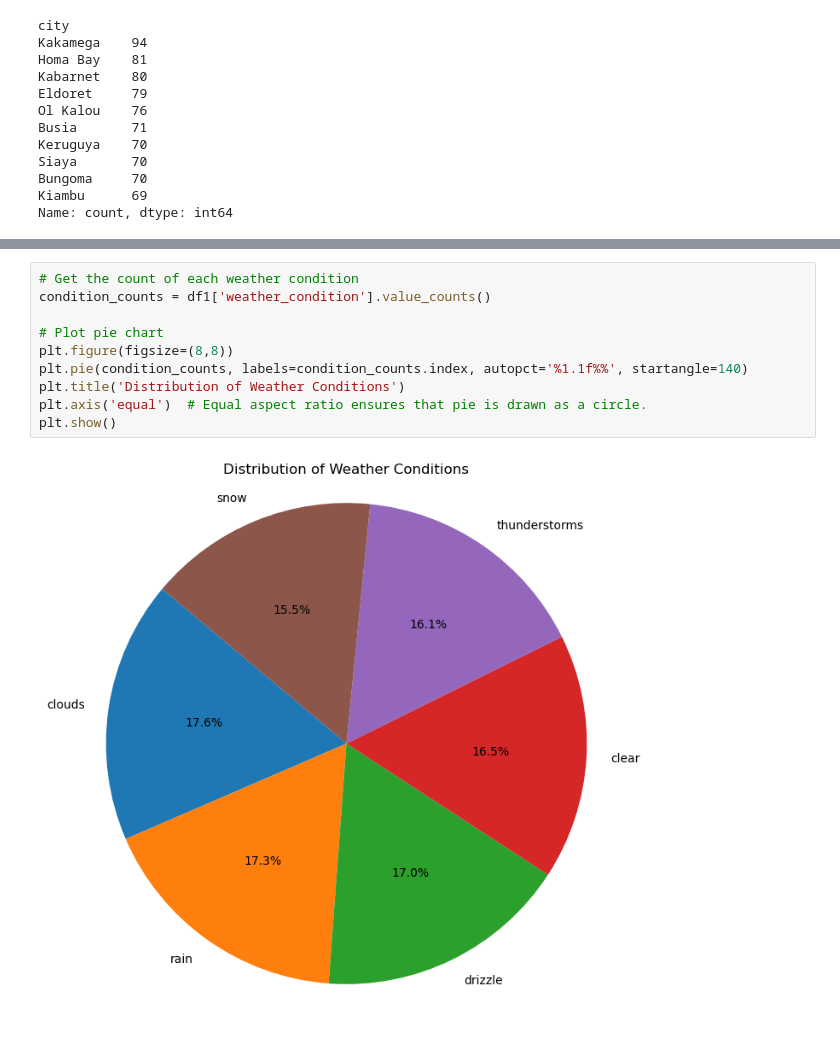
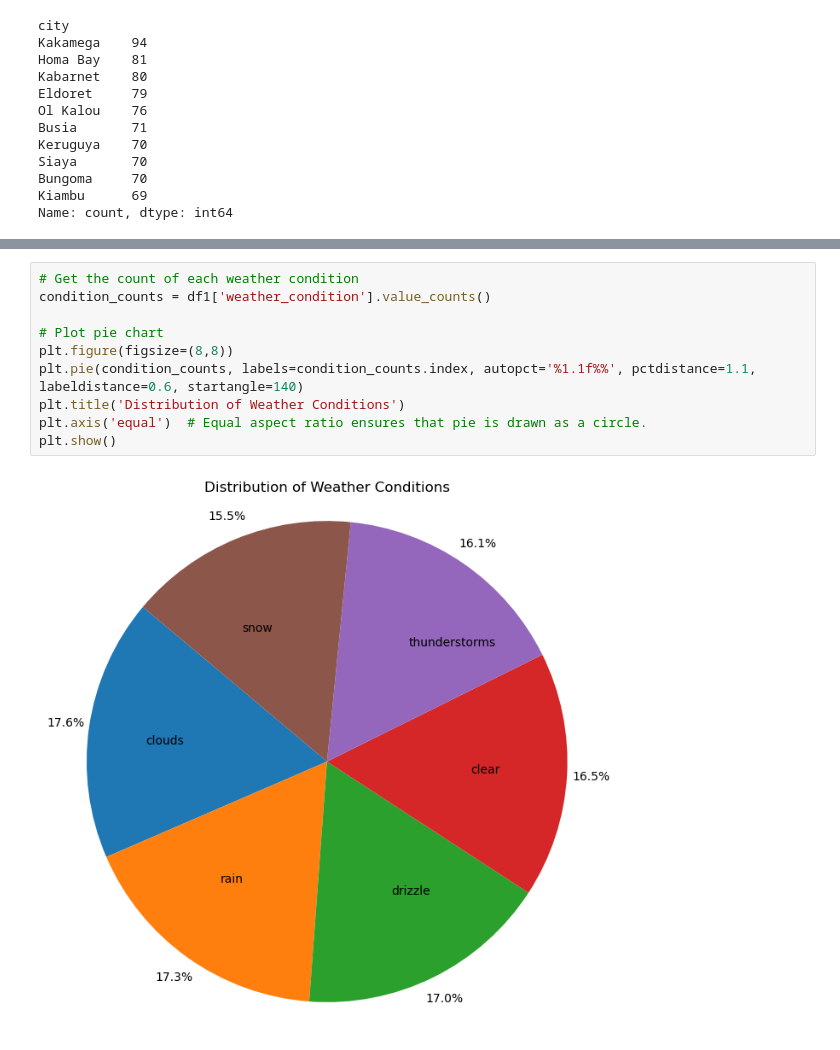
Before and after one commit to GichukiEdwin/Data_Science_EA_Projects, a Jupyter notebook: Weather_Data_Analysis_and_Forecasting.ipynb, the cells around one changed output, grey strips where cells are left out. Cells and saved outputs as stored; diff of their text form.

```diff
--- a/Weather_Data_Analysis_and_Forecasting.ipynb
+++ b/Weather_Data_Analysis_and_Forecasting.ipynb
@@ -367,12 +384,12 @@ Text(0.5, 1.0, 'Pressure Distribution')
 # %%
 # Get the count of each weather condition
 condition_counts = df1['weather_condition'].value_counts()
 
 # Plot pie chart
 plt.figure(figsize=(8,8))
-plt.pie(condition_counts, labels=condition_counts.index, autopct='%1.1f%%', startangle=140)
+plt.pie(condition_counts, labels=condition_counts.index, autopct='%1.1f%%', pctdistance=1.1, labeldistance=0.6, startangle=140)
 plt.title('Distribution of Weather Conditions')
 plt.axis('equal')  # Equal aspect ratio ensures that pie is drawn as a circle.
 plt.show()
 # %% [output]
-[figure, old version]
+[figure, new version]
```
Also changed, not shown: parts of 18 cells of this notebook, 1 other file.
